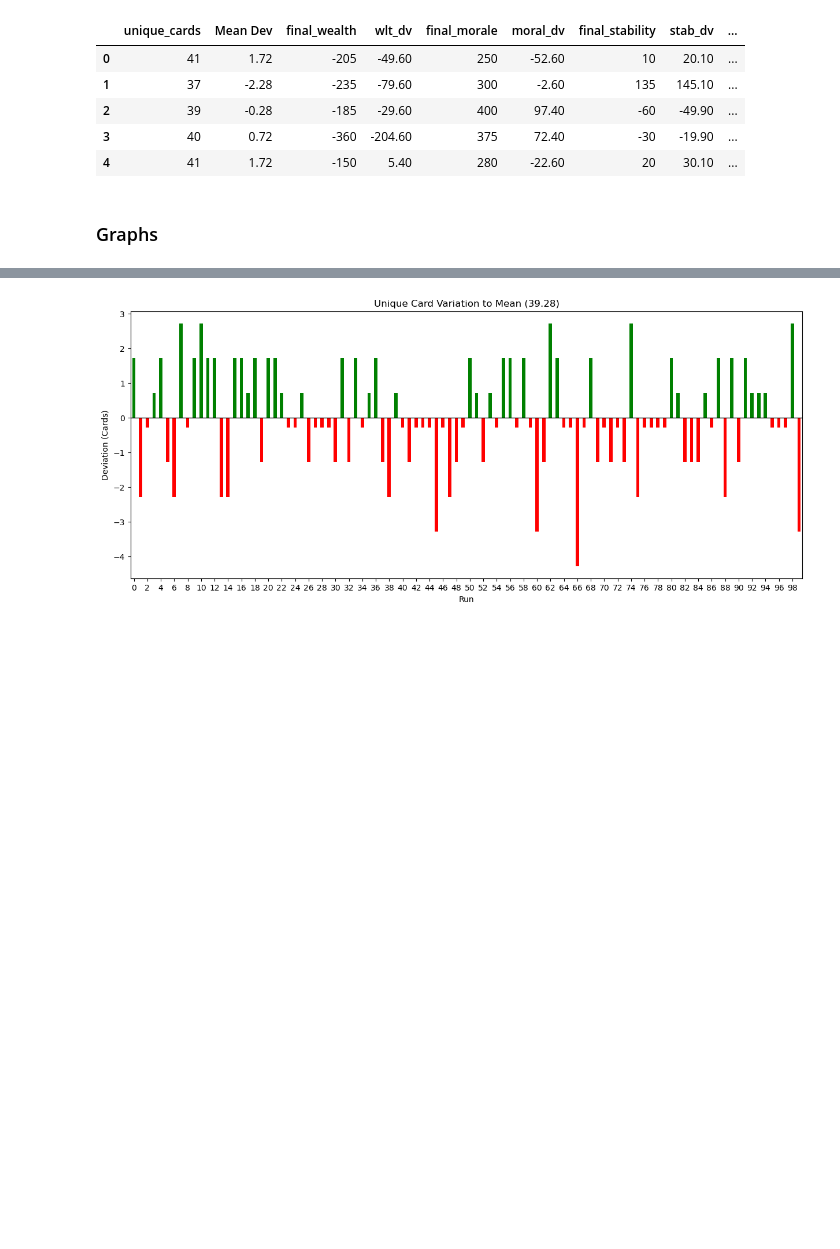
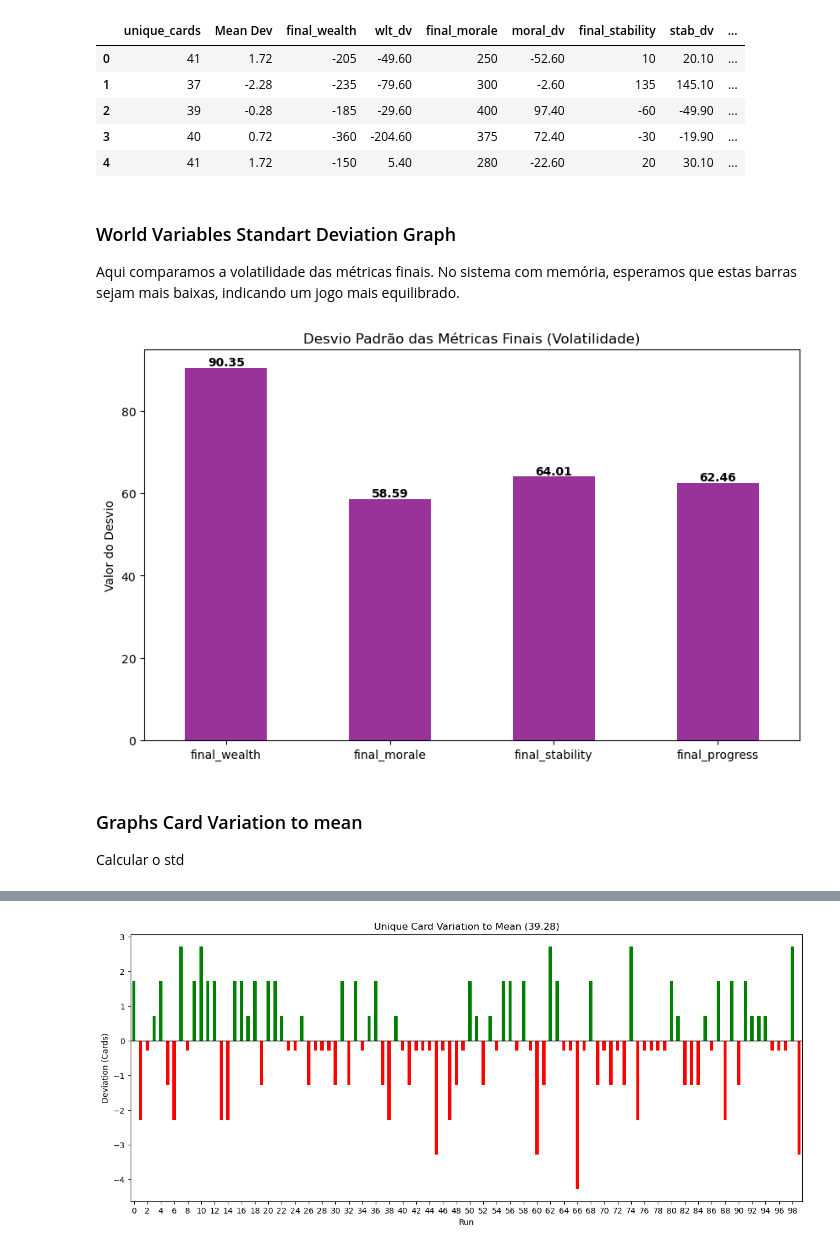
Before and after one commit to davidcurral/Procedural-Narrative-Prototype-Project, a Jupyter notebook: Narrative Data Analysis.ipynb, the cells around one changed output, grey strips where cells are left out. Saved outputs shown, nothing was run; the diff lists cells and outputs as text; code cells hidden in the pictures; blank space fills up the shorter version.

```diff
--- a/Narrative Data Analysis.ipynb
+++ b/Narrative Data Analysis.ipynb
@@ -360,5 +361,27 @@ df1.head().style.set_properties(**{'text-align': 'center'}).format(precision=2)
 | 2 | 39 | -0.28 | -185 | -29.60 | 400 | 97.40 | -60 | -49.90 | ... |
 | 3 | 40 | 0.72 | -360 | -204.60 | 375 | 72.40 | -30 | -19.90 | ... |
 | 4 | 41 | 1.72 | -150 | 5.40 | 280 | -22.60 | 20 | 30.10 | ... |
+# %% [markdown]
+### World Variables Standart Deviation Graph
+Aqui comparamos a volatilidade das métricas finais. No sistema com memória, esperamos que estas barras sejam mais baixas, indicando um jogo mais equilibrado.
+# %%
+# Selecionar as colunas de métricas do Ficheiro 3 (Sumário)
+metricas = ['final_wealth', 'final_morale', 'final_stability', 'final_progress']
+std_values = df1[metricas].std()
+
+# Plot
+std_values.plot(kind='bar', figsize=(10, 6), color='purple', alpha=0.8)
+plt.title("Desvio Padrão das Métricas Finais (Volatilidade)")
+plt.ylabel("Valor do Desvio")
+plt.xticks(rotation=0)
+
+# Adicionar os valores por cima das barras para leitura fácil
+for i, v in enumerate(std_values):
+    plt.text(i, v + 0.5, f"{v:.2f}", ha='center', fontweight='bold')
+
+plt.show()
+# %% [output]
+[figure, added]
 # %% [markdown]
-### Graphs
+### Graphs Card Variation to mean
+Calcular o std
```
Also changed, not shown: parts of 9 cells of this notebook, 37 other files.
